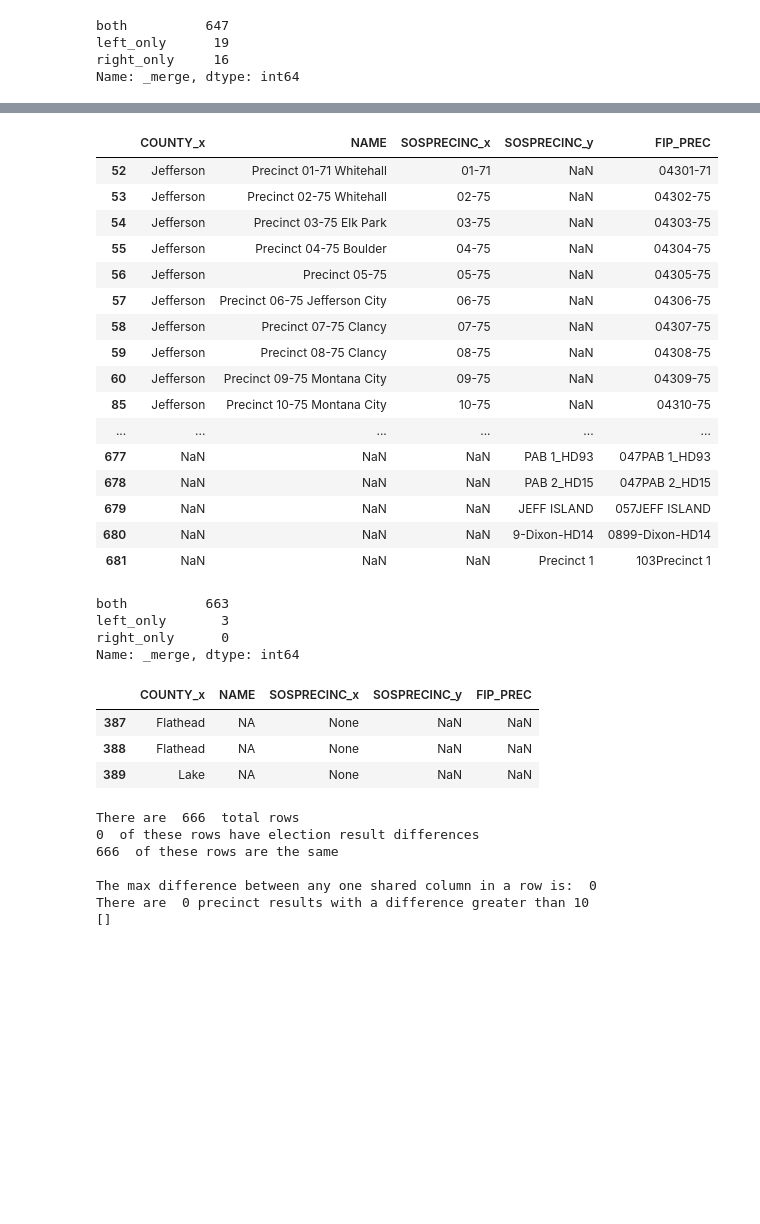
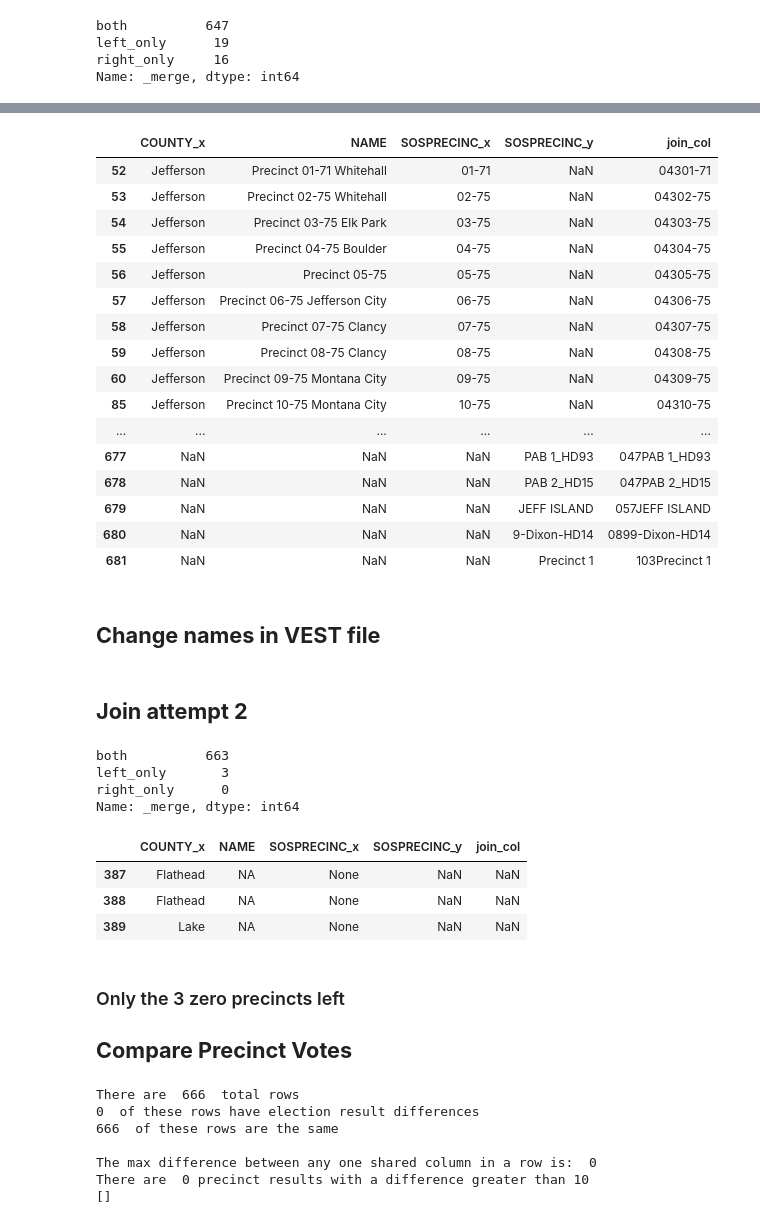
Before and after one commit to nonpartisan-redistricting-datahub/pdv-mt, a Jupyter notebook: vest-mt-2020/vest-mt-2020-validation.ipynb, the cells around one changed output, grey strips where cells are left out. Saved outputs shown, nothing was run; the diff lists cells and outputs as text; code cells hidden in the pictures; blank space fills up the shorter version.

```diff
--- a/vest-mt-2020/vest-mt-2020-validation.ipynb
+++ b/vest-mt-2020/vest-mt-2020-validation.ipynb
@@ -266,11 +255,12 @@ Index(['STATEFP10', 'COUNTYFP10', 'COUNTY', 'SOSPRECINC', 'FIP_PREC',
        'TROY DOWNING'],
       dtype='object', name='NameOnBallot')
 # %%
+#Reorder Election results columns to match VEST's
 pivoted_2020 = pivoted_2020[['STATEFP10', 'COUNTYFP10', 'COUNTY', 'SOSPRECINC', 'DONALD J. TRUMP AND MICHAEL R. PENCE',
        'JOSEPH R. BIDEN AND KAMALA D. HARRIS', 'JO JORGENSEN AND JEREMY "SPIKE" COHEN', 'STEVE DAINES', 'STEVE BULLOCK', 'MATT ROSENDALE',
        'KATHLEEN WILLIAMS', 'GREG GIANFORTE AND KRISTEN JURAS', 'MIKE COONEY AND CASEY SCHREINER', 'LYMAN BISHOP AND JOHN NESPER', 'AUSTIN KNUDSEN',
        'RAPH GRAYBILL', 'CHRISTI JACOBSEN', 'BRYCE BENNETT', 'TROY DOWNING', 'SHANE A MORIGEAU',
-       'ROGER ROOTS', 'ELSIE ARNTZEN', 'MELISSA ROMANO', 'KEVIN LEATHERBARROW', 'FIP_PREC']]
+       'ROGER ROOTS', 'ELSIE ARNTZEN', 'MELISSA ROMANO', 'KEVIN LEATHERBARROW', 'join_col']]
 pivoted_2020.head()
 # %% [output]
 | NameOnBallot | STATEFP10 | COUNTYFP10 | COUNTY | SOSPRECINC | DONALD J. TRUMP AND MICHAEL R. PENCE | JOSEPH R. BIDEN AND KAMALA D. HARRIS | ... |
@@ -281,9 +271,9 @@ pivoted_2020.head()
 | 4 | 30 | 001 | Beaverhead | PRECINCT 05 | 120 | 24 | ... |
 5 rows × 25 columns
 # %%
+#Change Election results columns to match VEST's
 pivoted_2020.columns = ['STATEFP10', 'COUNTYFP10', 'COUNTY', 'SOSPRECINC', 'G20PRERTRU',
        'G20PREDBID', 'G20PRELJOR', 'G20USSRDAI', 'G20USSDBUL', 'G20HALRROS',
        'G20HALDWIL', 'G20GOVRGIA', 'G20GOVDCOO', 'G20GOVLBIS', 'G20ATGRKNU',
        'G20ATGDGRA', 'G20SOSRJAC', 'G20SOSDBEN', 'G20AUDRDOW', 'G20AUDDMOR',
-       'G20AUDLROO', 'G20SPIRARN', 'G20SPIDROM', 'G20SPILLEA', 'FIP_PREC']
-print(pivoted_2020)
+       'G20AUDLROO', 'G20SPIRARN', 'G20SPIDROM', 'G20SPILLEA', 'join_col']
@@ -308,3 +280,3 @@ print(pivoted_2020)
 # %%
-vest_mt_20["FIP_PREC"]=vest_mt_20['COUNTYFP10']+vest_mt_20['SOSPRECINC']
-vest_mt_20
+#Create a join column in the VEST file
+vest_mt_20["join_col"]=vest_mt_20['COUNTYFP10']+vest_mt_20['SOSPRECINC']
@@ -434,5 +404,5 @@ vest_mt_20[vest_mt_20['G20PRERTRU'] == 0]
 # %%
-join_attempt_one = pd.merge(vest_mt_20,pivoted_2020,how="outer",on="FIP_PREC",indicator=True)
+join_attempt_one = pd.merge(vest_mt_20,pivoted_2020,how="outer",on="join_col",indicator=True)
 print(join_attempt_one["_merge"].value_counts())
 # %% [output]
 both          647
@@ -457,9 +427,9 @@ Index(['STATEFP10_x', 'COUNTYFP10_x', 'COUNTY_x', 'NAME', 'SOSPRECINC_x',
        'G20SPILLEA_y', '_merge'],
       dtype='object')
 # %%
-join_attempt_one[join_attempt_one['_merge'] != 'both'][['COUNTY_x','NAME','SOSPRECINC_x','SOSPRECINC_y','FIP_PREC']]
+join_attempt_one[join_attempt_one['_merge'] != 'both'][['COUNTY_x','NAME','SOSPRECINC_x','SOSPRECINC_y','join_col']]
 # %% [output]
-|  | COUNTY_x | NAME | SOSPRECINC_x | SOSPRECINC_y | FIP_PREC |
+|  | COUNTY_x | NAME | SOSPRECINC_x | SOSPRECINC_y | join_col |
 | 52 | Jefferson | Precinct 01-71 Whitehall | 01-71 | NaN | 04301-71 |
 | 53 | Jefferson | Precinct 02-75 Whitehall | 02-75 | NaN | 04302-75 |
 | 54 | Jefferson | Precinct 03-75 Elk Park | 03-75 | NaN | 04303-75 |
@@ -476,5 +446,7 @@ join_attempt_one[join_attempt_one['_merge'] != 'both'][['COUNTY_x','NAME','SOSPR
 | 679 | NaN | NaN | NaN | JEFF ISLAND | 057JEFF ISLAND |
 | 680 | NaN | NaN | NaN | 9-Dixon-HD14 | 0899-Dixon-HD14 |
 | 681 | NaN | NaN | NaN | Precinct 1 | 103Precinct 1 |
+# %% [markdown]
+## **Change names in VEST file**
 # %%
 source_vest_names_dict = {'043Jan-71':'04301-71','043Feb-75':'04302-75','043Mar-75':'04303-75','043Apr-75':'04304-75','043May-75':'04305-75','043Jun-75':'04306-75','043Jul-75':'04307-75','043Aug-75':'04308-75','043Sep-75':'04309-75','043Oct-75':'04310-75','057JEFF ISLAND':'057JEFFERSON ISLAND','013P22B.':'013P22B','0899-Dixon-HD14':'0899-DIXON-HD14','047PAB 1_HD93':'047PAB 1 HD93','047PAB 2_HD15':'047PAB 2 HD15','103Precinct 1':'103PRECINCT 1'}
@@ -482 +454,3 @@ pivoted_2020["FIP_PREC"]=pivoted_2020["FIP_PREC"].map(source_vest_names_dict).fi
+# %% [markdown]
+## **Join attempt 2**
 # %%
@@ -488,12 +462,16 @@ left_only       3
 right_only      0
 Name: _merge, dtype: int64
 # %%
-join_attempt_two[join_attempt_two['_merge'] != 'both'][['COUNTY_x','NAME','SOSPRECINC_x','SOSPRECINC_y','FIP_PREC']]
+join_attempt_two[join_attempt_two['_merge'] != 'both'][['COUNTY_x','NAME','SOSPRECINC_x','SOSPRECINC_y','join_col']]
 # %% [output]
-|  | COUNTY_x | NAME | SOSPRECINC_x | SOSPRECINC_y | FIP_PREC |
+|  | COUNTY_x | NAME | SOSPRECINC_x | SOSPRECINC_y | join_col |
 | 387 | Flathead | NA | None | NaN | NaN |
 | 388 | Flathead | NA | None | NaN | NaN |
 | 389 | Lake | NA | None | NaN | NaN |
+# %% [markdown]
+### Only the 3 zero precincts left
+
+## **Compare Precinct Votes**
 # %%
 def validater_row (df, column_List):
     matching_rows = 0
```
Also changed, not shown: parts of 44 cells of this notebook.
